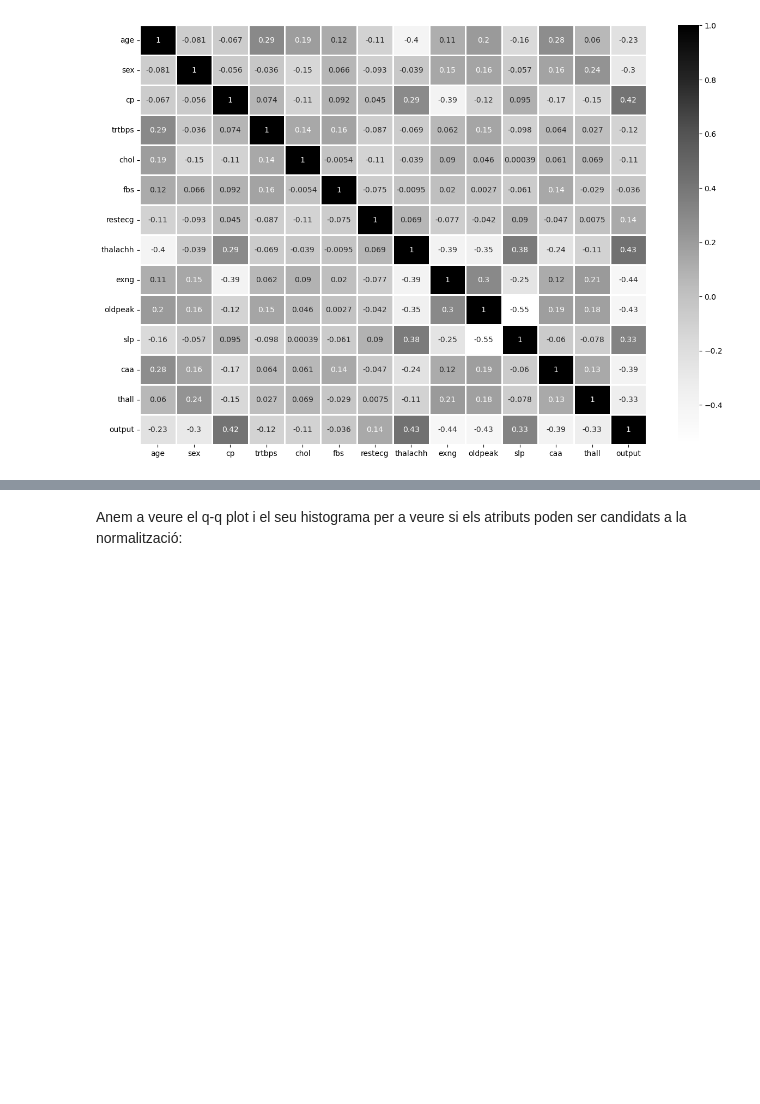
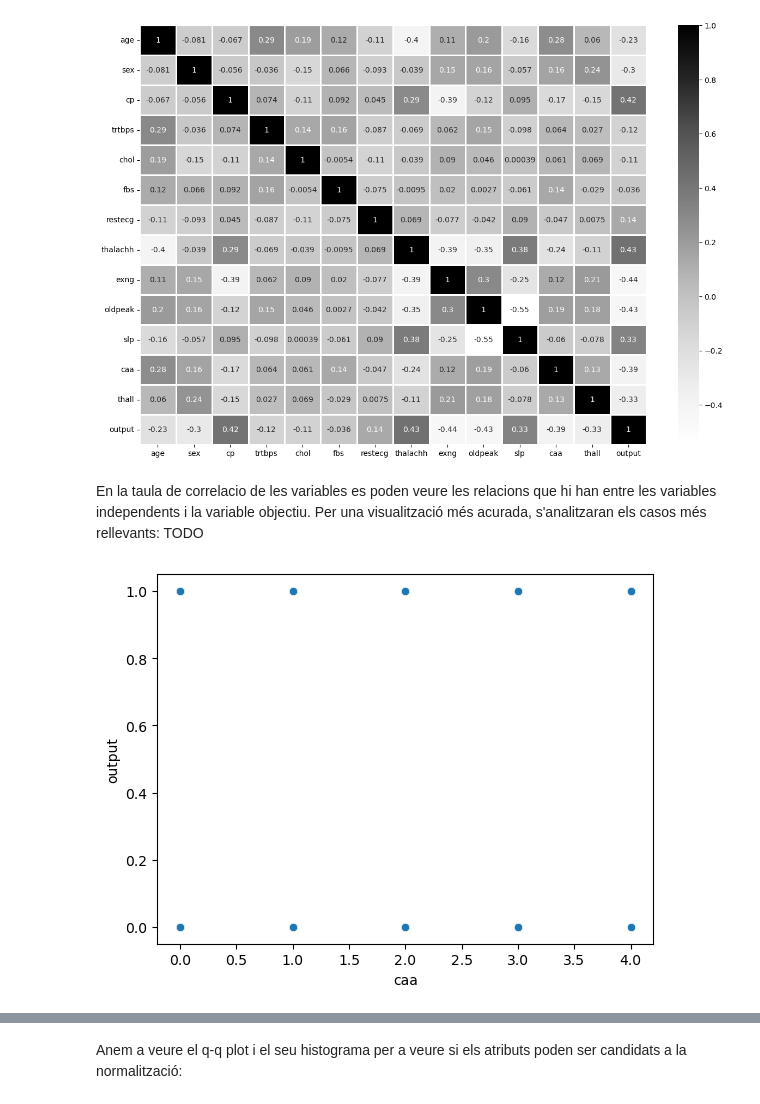
Before and after one commit to sercres/pra2_tipologia, a Jupyter notebook: code/pauconstans_screspia_PRA2.ipynb, the cells around one changed output, grey strips where cells are left out. Cells and saved outputs as stored; diff of their text form; code cells hidden in the pictures; blank space fills up the shorter version.

```diff
--- a/code/pauconstans_screspia_PRA2.ipynb
+++ b/code/pauconstans_screspia_PRA2.ipynb
@@ -333,3 +335,9 @@ sns.heatmap(df.corr(), annot = True, cmap="Greys", linewidth = 1)
 plt.show()
 # %% [output]
 [figure]
+# %% [markdown]
+En la taula de correlacio de les variables es poden veure les relacions que hi han entre les variables independents i la variable objectiu. Per una visualització més acurada, s'analitzaran els casos més rellevants: TODO
+# %%
+sns.scatterplot(x="caa", y="output", data=df);
+# %% [output]
+[figure, added]
```
Also changed, not shown: parts of 14 cells of this notebook.
